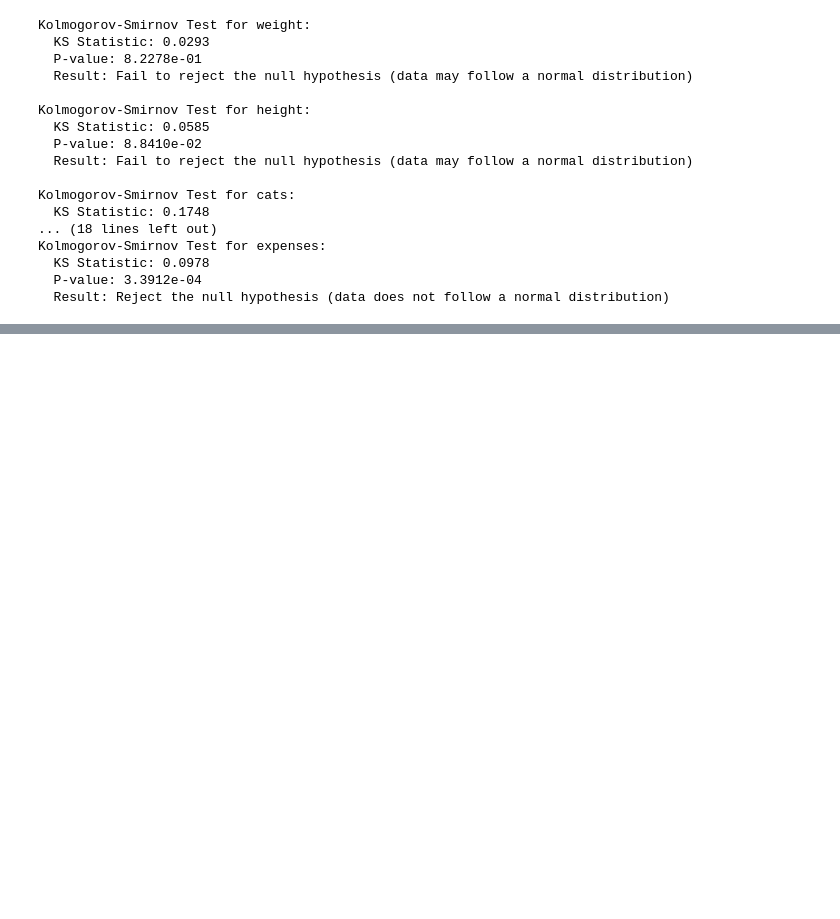
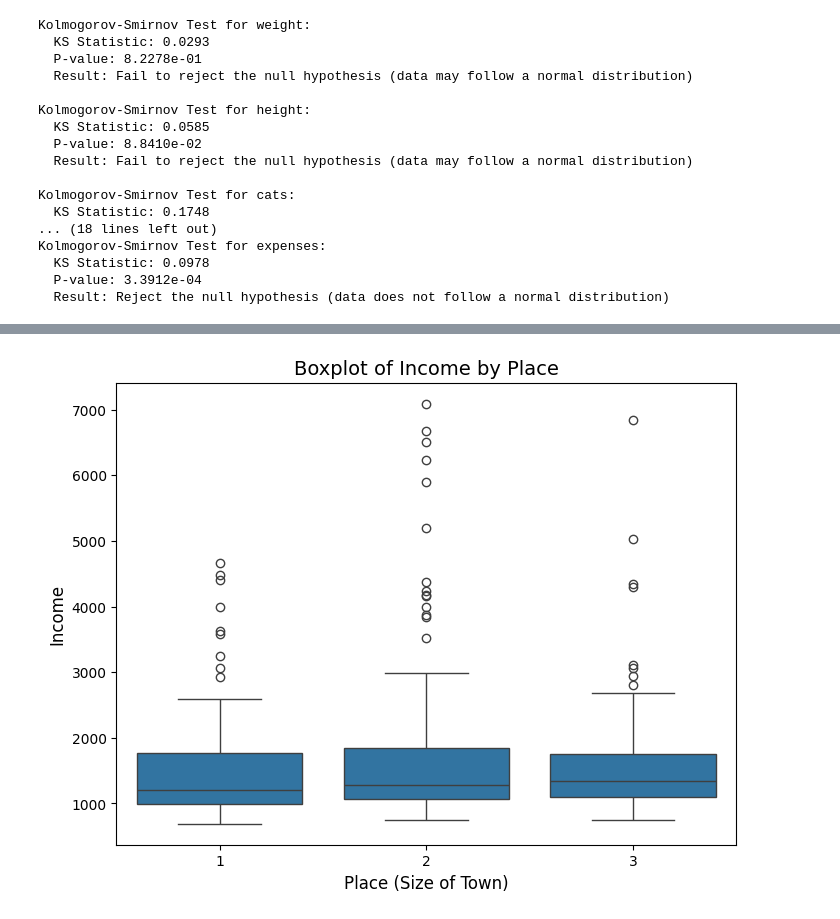
Before and after one commit to qwert1410/sml, a Jupyter notebook: script.ipynb, the cells around one changed output, grey strips where cells are left out. Cells and saved outputs as stored; diff of their text form; code cells hidden in the pictures; blank space fills up the shorter version.

```diff
--- a/script.ipynb
+++ b/script.ipynb
@@ -158,0 +201,10 @@ Kolmogorov-Smirnov Test for expenses:
+# %%
+plt.figure(figsize=(8, 6))
+sns.boxplot(data=data, x='place', y='income')
+plt.title('Boxplot of Income by Place', fontsize=14)
+plt.xlabel('Place (Size of Town)', fontsize=12)
+plt.ylabel('Income', fontsize=12)
+plt.xticks(ticks=[0, 1, 2], labels=['1', '2', '3'])
+plt.show()
+# %% [output]
+[figure, added]
```
Also changed, not shown: parts of 42 cells of this notebook.
